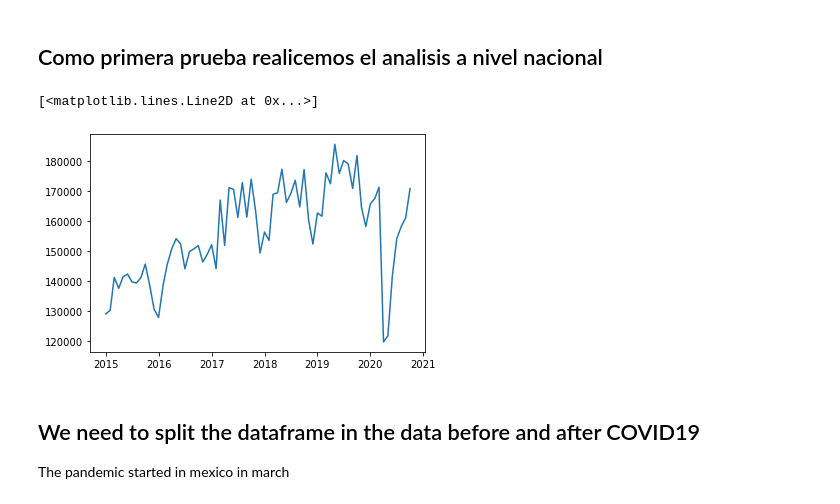
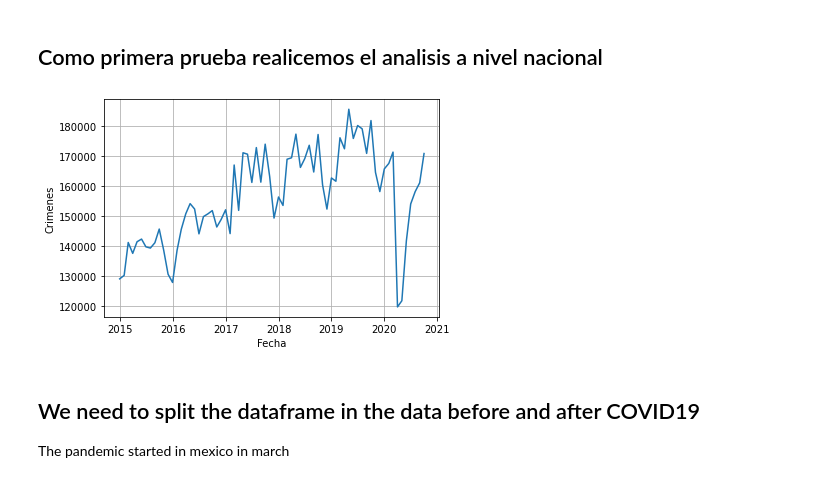
Before and after one commit to ejcv/dataMexicoChallenge, a Jupyter notebook: forecasting_crimes.ipynb, the cells around one changed output. Saved outputs shown, nothing was run; the diff lists cells and outputs as text; code cells hidden in the pictures.

```diff
--- a/forecasting_crimes.ipynb
+++ b/forecasting_crimes.ipynb
@@ -17,5 +19,5 @@ from fbprophet import Prophet
 # %%
-municipal_crimes_df = pd.read_csv("Databases/Municipal-Delitos-2015-2020_oct2020.csv", encoding="latin_1")
+municipal_crimes_df = pd.read_csv("Databases/IDM_NM_oct2020.csv", encoding="latin_1")
 #Rename months so we can sort them properly
 municipal_crimes_df.columns = ['Año', 'Clave_Ent', 'Entidad', 'Cve. Municipio', 'Municipio',
        'Bien jurídico afectado', 'Tipo de delito', 'Subtipo de delito',
@@ -88,9 +89,11 @@ national_crimes_df['DateTime'] = national_crimes_df.apply(lambda entry: pd.to_da
 national_crimes_df.drop(columns = ['Año', 'Mes'], inplace=True)
 # %%
 plt.plot(national_crimes_df.set_index('DateTime'))
+plt.xlabel('Fecha')
+plt.ylabel('Crimenes')
+plt.grid()
 # %% [output]
-[<matplotlib.lines.Line2D at 0x...>]
-[figure, old version]
+[figure, new version]
 # %% [markdown]
 ## We need to split the dataframe in the data before and after COVID19
 The pandemic started in mexico in march
```
Also changed, not shown: parts of 20 cells of this notebook, 1 other file.
